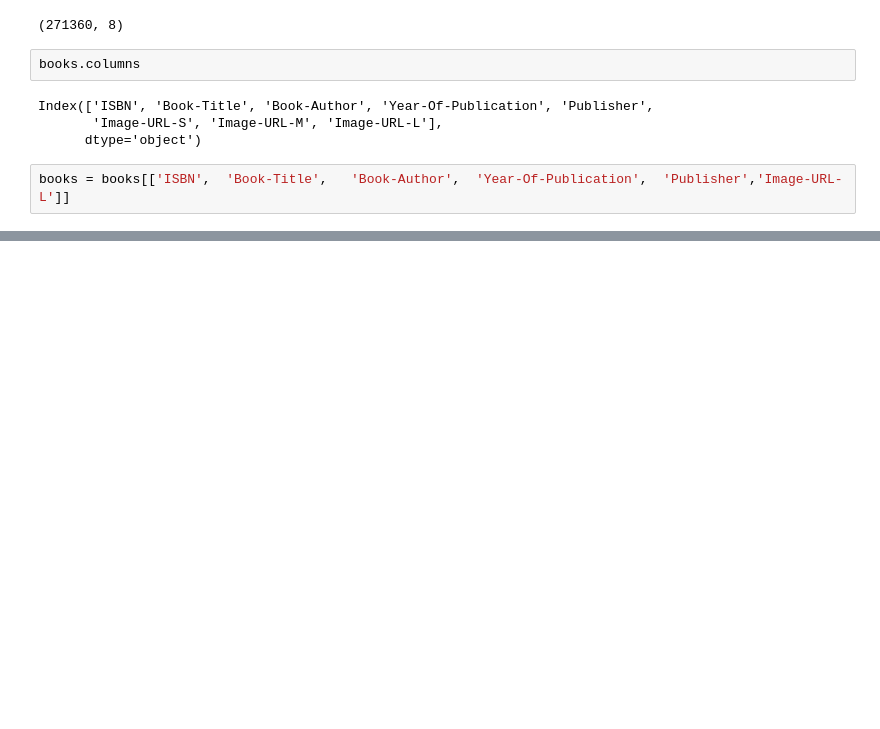
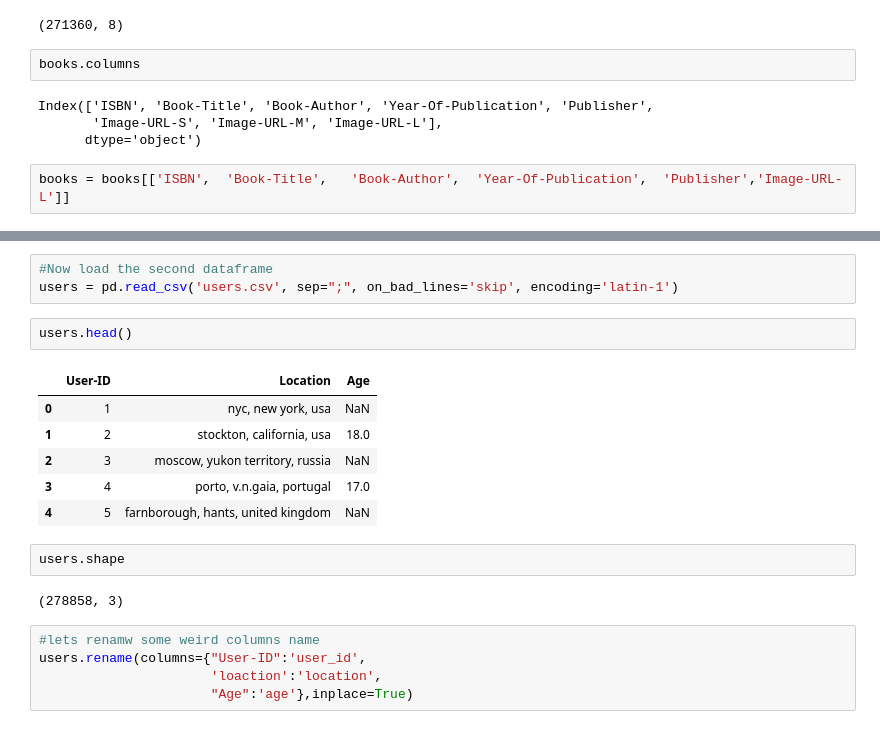
Before and after one commit to kaunainffc/End-to-End-Book-Recommender-System, a Jupyter notebook: notebook/research.ipynb, the cells around one changed output, grey strips where cells are left out. Drawn from its saved outputs; the diff is of its cells as text; blank space fills up the shorter version.

```diff
--- a/notebook/research.ipynb
+++ b/notebook/research.ipynb
@@ -61,3 +56,24 @@ books.head()
 | 2 | 0060973129 | Decision in Normandy | Carlo D'Este | 1991 | HarperPerennial | http://images.amazon.com/images/P... |
 | 3 | 0374157065 | Flu: The Story of the Great Influ... | Gina Bari Kolata | 1999 | Farrar Straus Giroux | http://images.amazon.com/images/P... |
 | 4 | 0393045218 | The Mummies of Urumchi | E. J. W. Barber | 1999 | W. W. Norton &amp; Company | http://images.amazon.com/images/P... |
+# %%
+#Now load the second dataframe
+users = pd.read_csv('users.csv', sep=";", on_bad_lines='skip', encoding='latin-1')
+# %%
+users.head()
+# %% [output]
+|  | User-ID | Location | Age |
+| 0 | 1 | nyc, new york, usa | NaN |
+| 1 | 2 | stockton, california, usa | 18.0 |
+| 2 | 3 | moscow, yukon territory, russia | NaN |
+| 3 | 4 | porto, v.n.gaia, portugal | 17.0 |
+| 4 | 5 | farnborough, hants, united kingdom | NaN |
+# %%
+users.shape
+# %% [output]
+(278858, 3)
+# %%
+#lets renamw some weird columns name
+users.rename(columns={"User-ID":'user_id',
+                      'loaction':'location',
+                      "Age":'age'},inplace=True)
```
Also changed, not shown: parts of 22 cells of this notebook.
